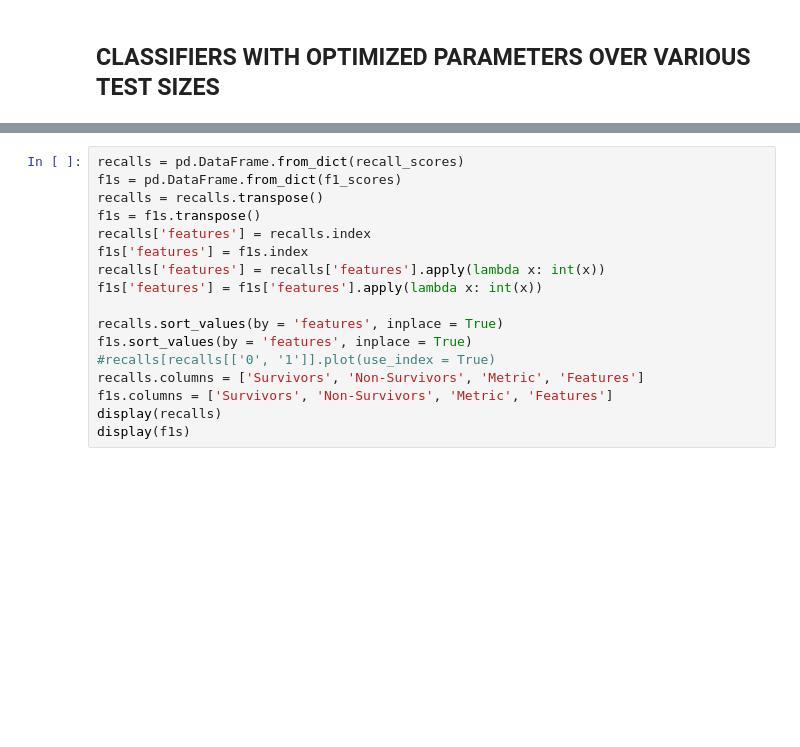
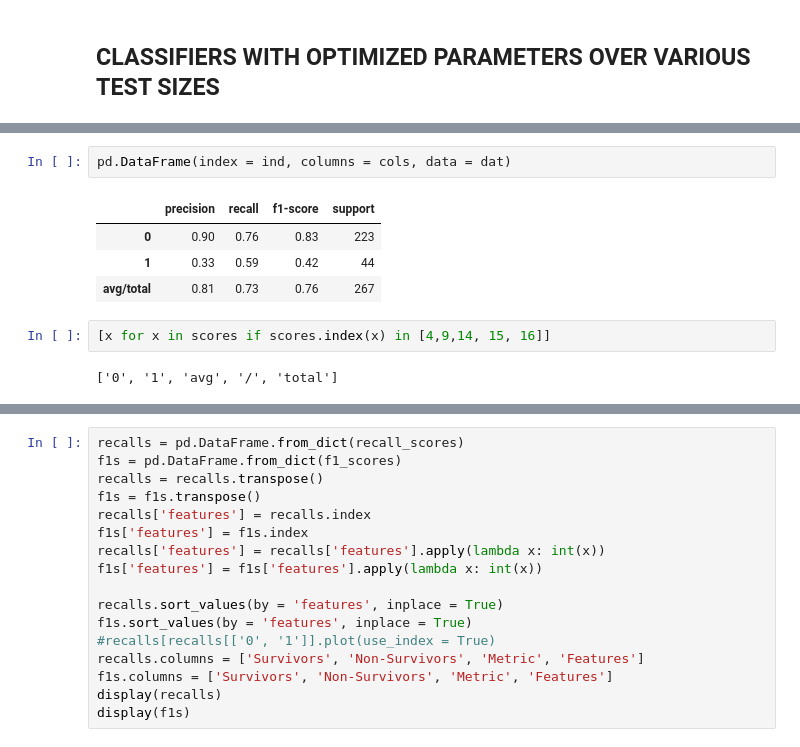
Before and after one commit to RJBeetel3/mimic3_analysis, a Jupyter notebook: ICU_MORTALITY_FIRST24.ipynb, the cells around one changed output, grey strips where cells are left out. Saved outputs shown, nothing was run; the diff lists cells and outputs as text; blank space fills up the shorter version.

```diff
--- a/ICU_MORTALITY_FIRST24.ipynb
+++ b/ICU_MORTALITY_FIRST24.ipynb
@@ -671,0 +860,11 @@ array([ 0.1,  0.2,  0.3,  0.4,  0.5])
+# %%
+pd.DataFrame(index = ind, columns = cols, data = dat)
+# %% [output]
+|  | precision | recall | f1-score | support |
+| 0 | 0.90 | 0.76 | 0.83 | 223 |
+| 1 | 0.33 | 0.59 | 0.42 | 44 |
+| avg/total | 0.81 | 0.73 | 0.76 | 267 |
+# %%
+[x for x in scores if scores.index(x) in [4,9,14, 15, 16]]
+# %% [output]
+['0', '1', 'avg', '/', 'total']
```
Also changed, not shown: parts of 14 cells of this notebook.
